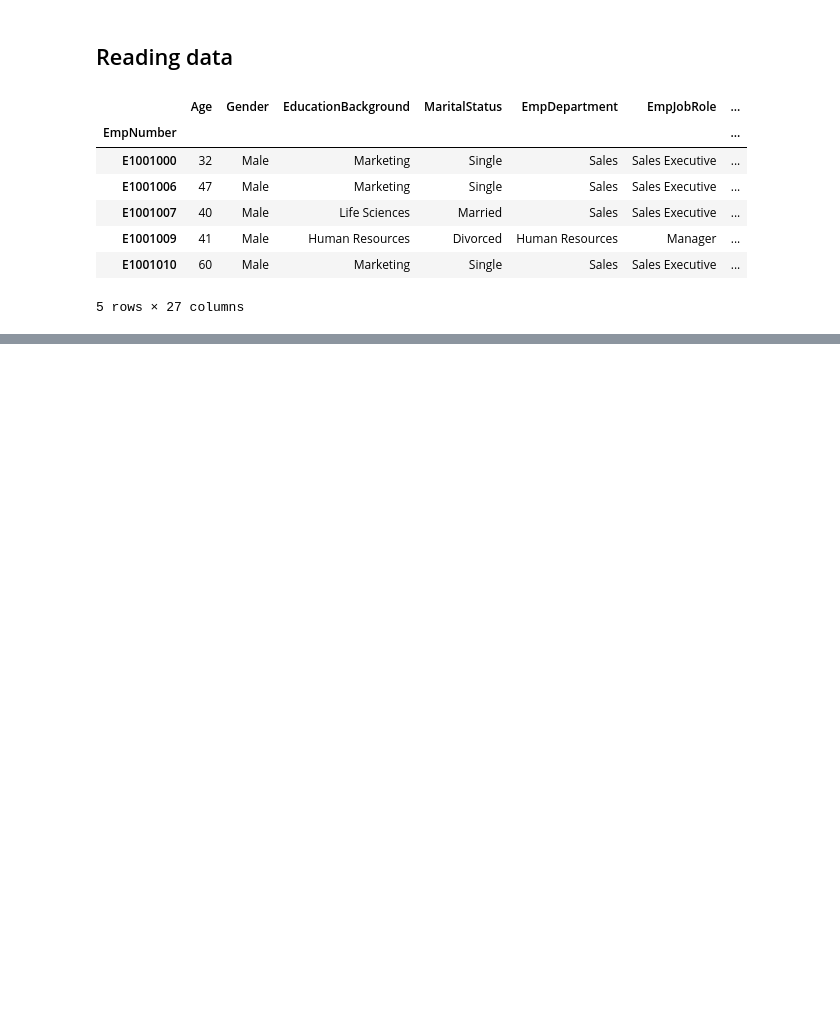
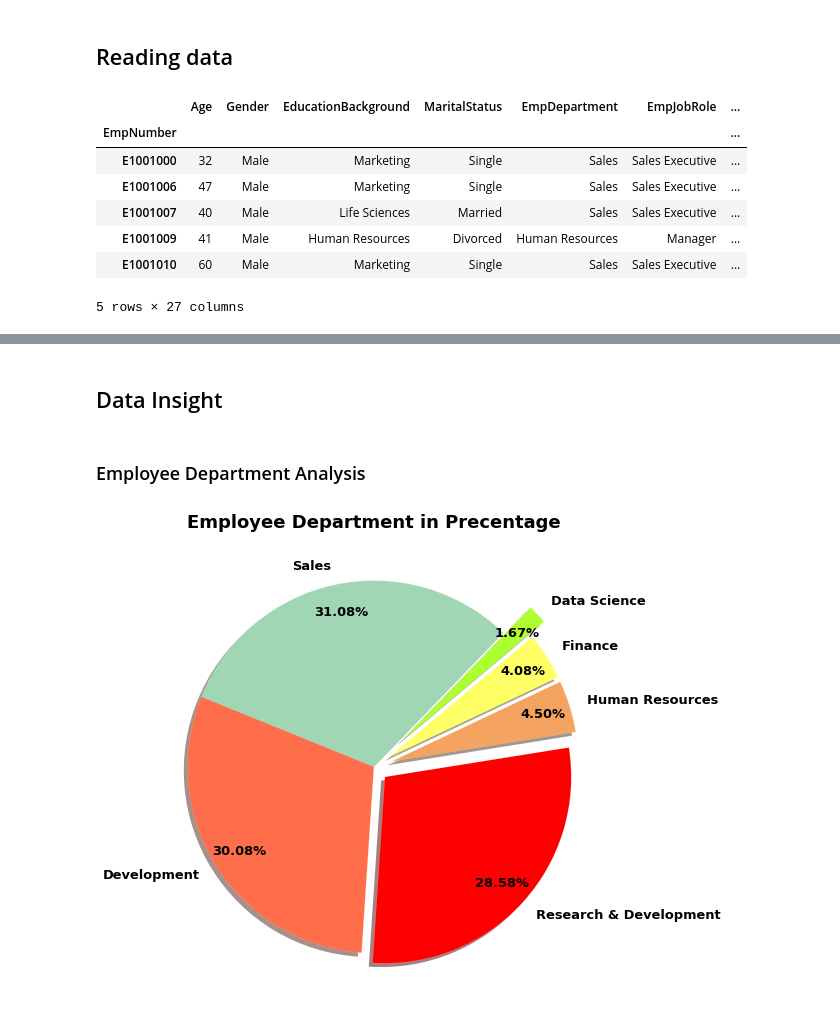
Before and after one commit to 21Ovi/Employee-Performance-Analysis, a Jupyter notebook: Visualize.ipynb, the cells around one changed output, grey strips where cells are left out. Cells and saved outputs as stored; diff of their text form; code cells hidden in the pictures; blank space fills up the shorter version.

```diff
--- a/Visualize.ipynb
+++ b/Visualize.ipynb
@@ -28,0 +59,23 @@ data.head()
+# %% [markdown]
+## Data Insight
+# %% [markdown]
+### Employee Department Analysis
+# %%
+# Pie chart for employee department analysis
+percent_1=[]
+
+for i in data.EmpDepartment.value_counts():
+  percent_1.append(i)
+
+wedgeprops = {"linewidth": 0.1, "width": 1, "edgecolor":"W"}
+plt.figure(figsize = (10, 15))
+color = ["#","#","#","#","#","#"]
+color = ["#a0d6b4","#ff6e4a","#ff0000","#f4a460","#ffff66","#adff2f"]
+
+plt.pie(percent_1, labels=['Sales', 'Development', 'Research & Development', 'Human Resources', 'Finance', 'Data Science'],
+       explode = [0, 0, 0.08, 0.1, 0.1, 0.2],  autopct = "%0.2f%%", startangle = 46, shadow = True, pctdistance = 0.85,
+        wedgeprops = wedgeprops,textprops = {"fontsize":13,"fontweight":"bold"},rotatelabels=False, colors = color)
+plt.title("Employee Department in Precentage", fontsize=18, fontweight="bold")
+plt.tight_layout(pad=6);
+# %% [output]
+[figure, added]
```
Also changed, not shown: parts of 6 cells of this notebook.
